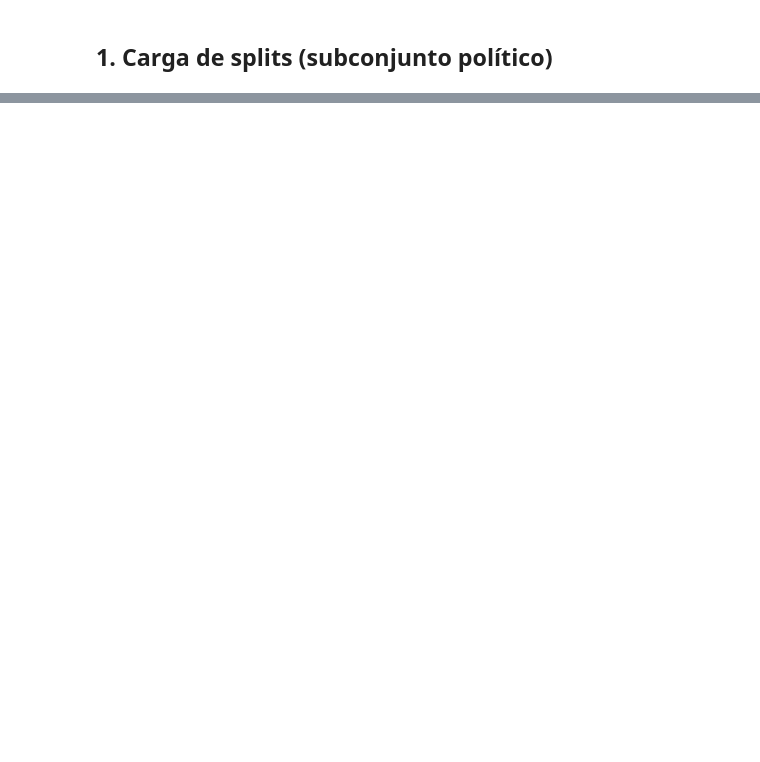
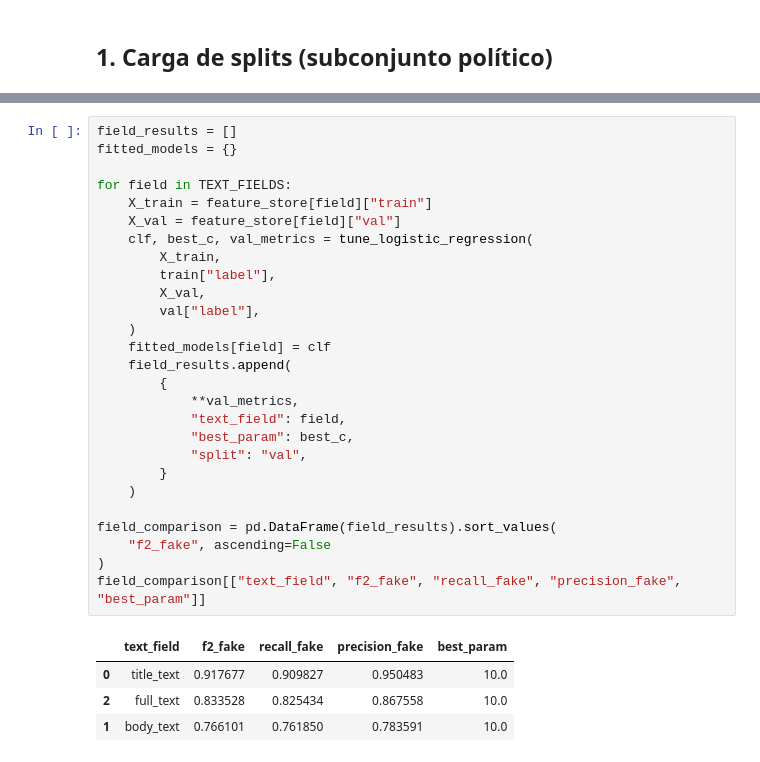
Before and after one commit to gcandisano/nlp, a Jupyter notebook: notebooks/04_linguistic_features.ipynb, the cells around one changed output, grey strips where cells are left out. Drawn from its saved outputs; the diff is of its cells as text; blank space fills up the shorter version.

```diff
--- a/notebooks/04_linguistic_features.ipynb
+++ b/notebooks/04_linguistic_features.ipynb
@@ -118,0 +145,32 @@ la señal lingüística?_
+# %%
+field_results = []
+fitted_models = {}
+
+for field in TEXT_FIELDS:
+    X_train = feature_store[field]["train"]
+    X_val = feature_store[field]["val"]
+    clf, best_c, val_metrics = tune_logistic_regression(
+        X_train,
+        train["label"],
+        X_val,
+        val["label"],
+    )
+    fitted_models[field] = clf
+    field_results.append(
+        {
+            **val_metrics,
+            "text_field": field,
+            "best_param": best_c,
+            "split": "val",
+        }
+    )
+
+field_comparison = pd.DataFrame(field_results).sort_values(
+    "f2_fake", ascending=False
+)
+field_comparison[["text_field", "f2_fake", "recall_fake", "precision_fake", "best_param"]]
+# %% [output]
+|  | text_field | f2_fake | recall_fake | precision_fake | best_param |
+| 0 | title_text | 0.917677 | 0.909827 | 0.950483 | 10.0 |
+| 2 | full_text | 0.833528 | 0.825434 | 0.867558 | 10.0 |
+| 1 | body_text | 0.766101 | 0.761850 | 0.783591 | 10.0 |
```
Also changed, not shown: parts of 27 cells of this notebook, 9 other files.
